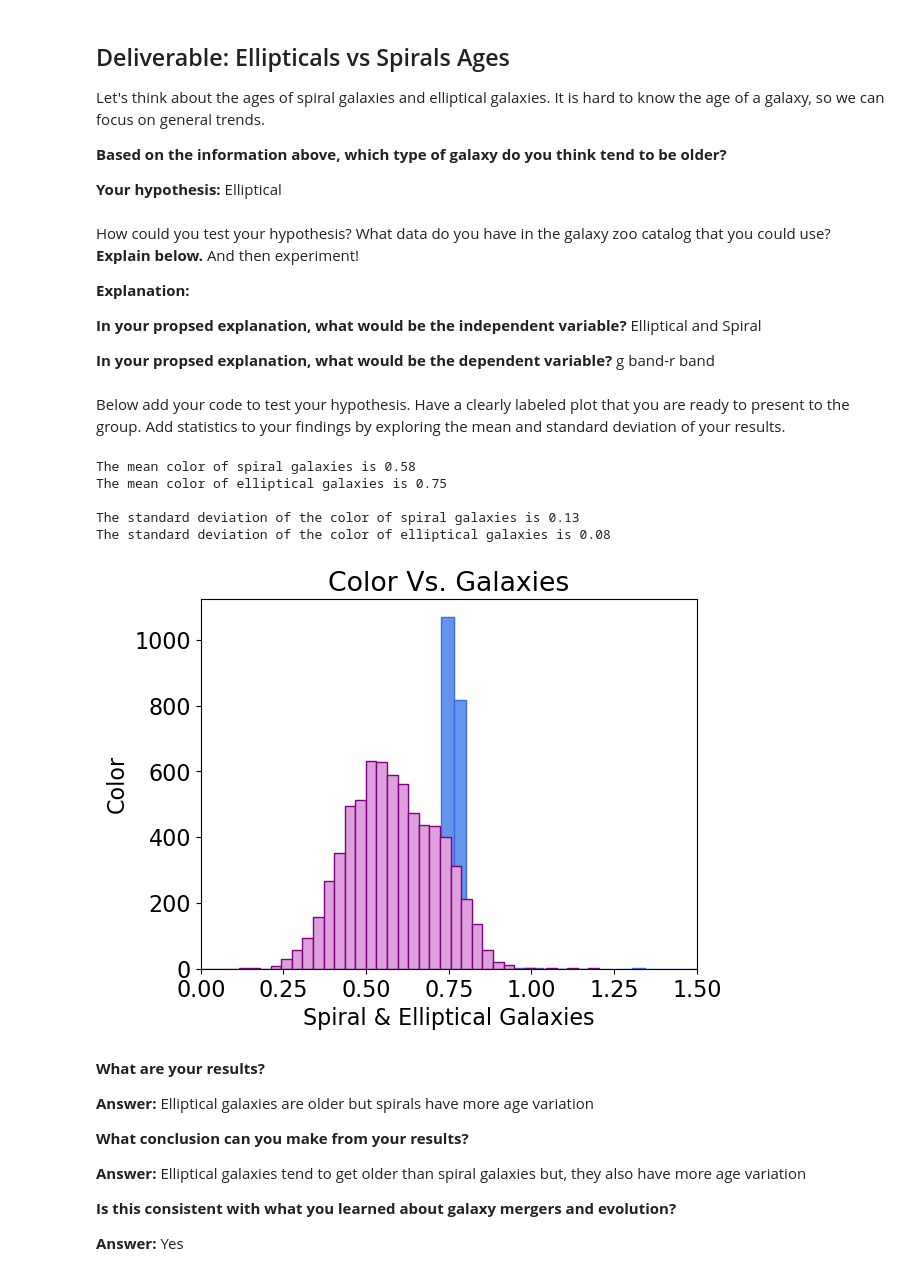
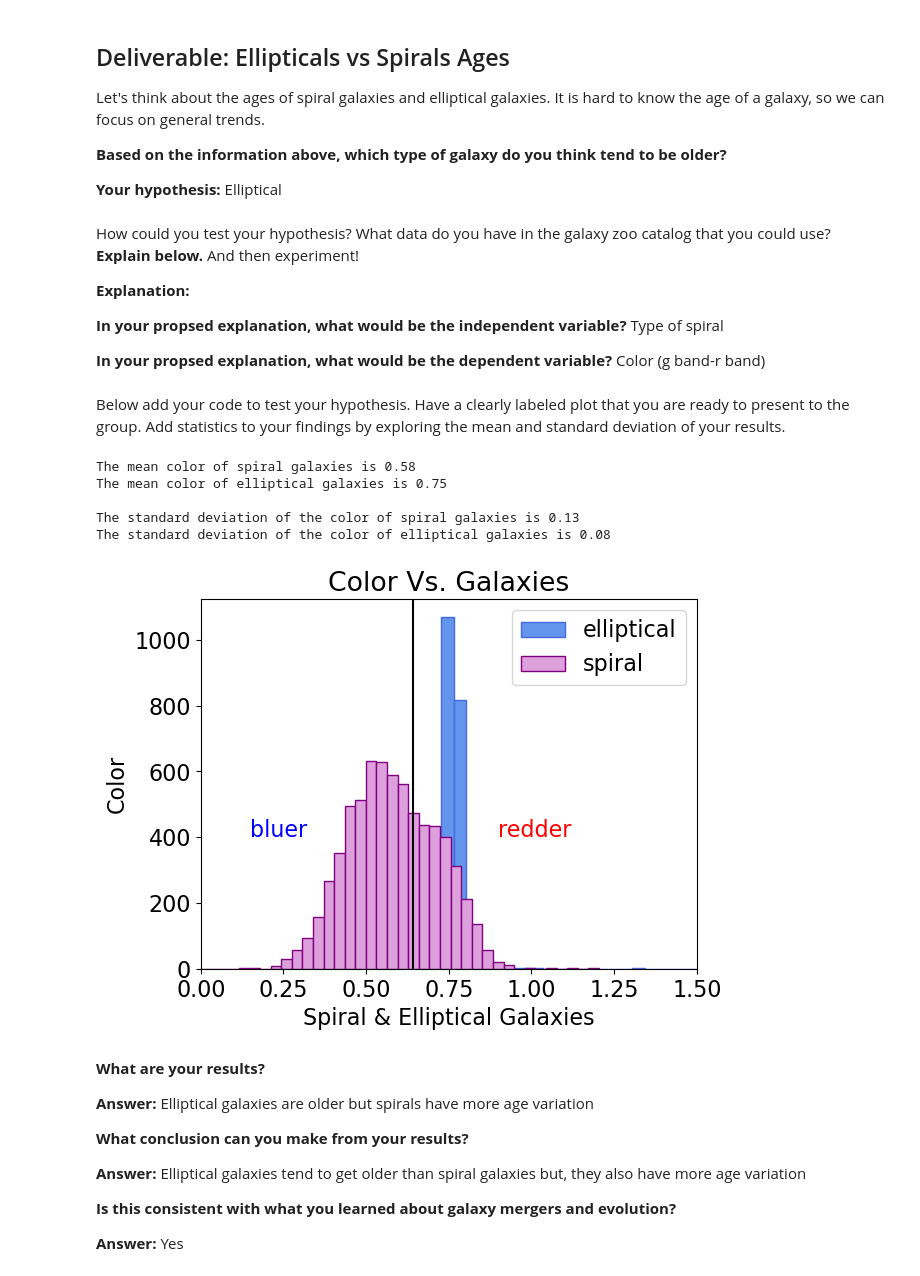
Before and after one commit to adipasquale117/CFR-2025, a Jupyter notebook: Astro/Blank/5 - Observed Galaxies Pt3.ipynb, the cells around one changed output. Drawn from its saved outputs; the diff is of its cells as text; code cells hidden in the pictures.

```diff
--- a/Astro/Blank/5 - Observed Galaxies Pt3.ipynb
+++ b/Astro/Blank/5 - Observed Galaxies Pt3.ipynb
@@ -222,10 +222,10 @@ How could you test your hypothesis? What data do you have in the galaxy zoo cata
 **Explanation:**
 
 **In your propsed explanation, what would be the independent variable?**
-Elliptical and Spiral
+Type of spiral
 
 **In your propsed explanation, what would be the dependent variable?**
-g band-r band
+Color (g band-r band)
 # %% [markdown]
 Below add your code to test your hypothesis. Have a clearly labeled plot that you are ready to present to the group. Add statistics to your findings by exploring the mean and standard deviation of your results.
 # %%
@@ -244,37 +244,40 @@ matplotlib.rc('font', **{'family':'sans-serif', 'size':16})
 g_band = galaxyzoo['GMAG']
 r_band = galaxyzoo['RMAG']
 
 color = g_band - r_band
 
 # separate color into elliptical and spiral galaxies
 elliptical = color[greater_e]
 spiral = color[greater_s]
 
 # create one histogram with elliptical and spiral galaxies on it
-plt.hist(elliptical, bins = 100, color ='cornflowerblue', edgecolor = 'royalblue')
-plt.hist(spiral, bins = 50, color = 'plum', edgecolor = 'purple')
+plt.hist(elliptical, bins = 100, color ='cornflowerblue', edgecolor = 'royalblue', label = 'elliptical')
+plt.hist(spiral, bins = 50, color = 'plum', edgecolor = 'purple', label = 'spiral')
 plt.title('Color Vs. Galaxies')
 plt.xlabel('Spiral & Elliptical Galaxies')
 plt.ylabel('Color')
-plt.legend
+plt.legend()
 plt.xlim(0,1.5)
 plt.ylim()
 
+plt.axvline(np.mean(color), color ='k')
+plt.annotate('bluer', (0.15, 400), color='blue', fontsize=16)
+plt.annotate('redder', (.9, 400), color='red', fontsize=16)
 # statistics
 
 #fill in the appropriate numpy function and code where the $ is below
 print('The mean color of spiral galaxies is', round(np.mean(spiral), 2))
 print('The mean color of elliptical galaxies is', round(np.mean(elliptical), 2))
 print('')
 print('The standard deviation of the color of spiral galaxies is', round(np.std(spiral), 2))
 print('The standard deviation of the color of elliptical galaxies is', round(np.std(elliptical), 2))
 # %% [output]
 The mean color of spiral galaxies is 0.58
 The mean color of elliptical galaxies is 0.75
 
 The standard deviation of the color of spiral galaxies is 0.13
 The standard deviation of the color of elliptical galaxies is 0.08
-[figure, old version]
+[figure, new version]
 # %% [markdown]
 **What are your results?**
 
```
Also changed, not shown: 1 other file.
